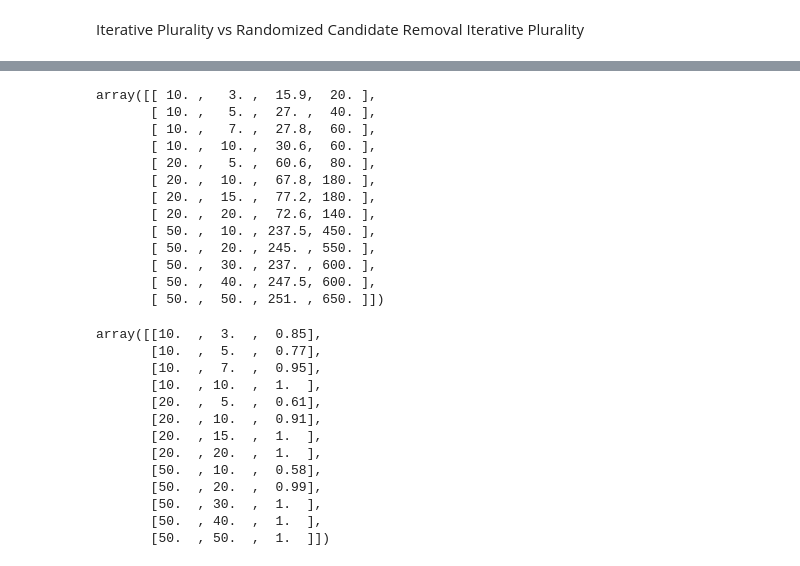
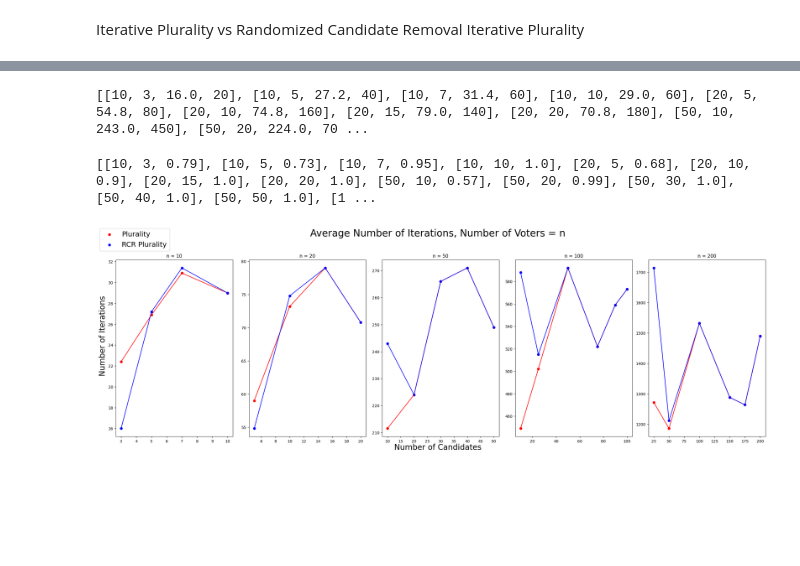
Before and after one commit to SoroushTAMU/ECEN756FinalProject, a Jupyter notebook: src/simulation.ipynb, the cells around one changed output, grey strips where cells are left out. Drawn from its saved outputs; the diff is of its cells as text; code cells hidden in the pictures; blank space fills up the shorter version.

Commit message:
Plotting capabilities added

```diff
--- a/src/simulation.ipynb
+++ b/src/simulation.ipynb
@@ -6,12 +7,14 @@ import numpy as np
 # %% [markdown]
 Iterative Plurality vs Randomized Candidate Removal Iterative Plurality
 # %%
-num_voters = [10, 20, 50]
+num_voters = [10, 20, 50, 100, 200, 500, 1000]
 num_candidates = {10:[3,5,7,10],
                   20:[5,10,15,20],
                   50:[10,20,30,40,50],
                   100:[10,25,50,75,90,100],
-                  200:[25,50,100,150,175,200]}
+                  200:[25,50,100,150,175,200],
+                  500:[100,200,300,400,500],
+                  1000:[125,250,500,750,1000]}
 
 num_simulations = 100
 
@@ -106,33 +98,45 @@ array([[ 10. ,   3. ,  23.2,  60. ],
 print(RCR_results)
 RCR_results = np.asarray(RCR_results)
 # %% [output]
-array([[ 10. ,   3. ,  15.9,  20. ],
-       [ 10. ,   5. ,  27. ,  40. ],
-       [ 10. ,   7. ,  27.8,  60. ],
-       [ 10. ,  10. ,  30.6,  60. ],
-       [ 20. ,   5. ,  60.6,  80. ],
-       [ 20. ,  10. ,  67.8, 180. ],
-       [ 20. ,  15. ,  77.2, 180. ],
-       [ 20. ,  20. ,  72.6, 140. ],
-       [ 50. ,  10. , 237.5, 450. ],
-       [ 50. ,  20. , 245. , 550. ],
-       [ 50. ,  30. , 237. , 600. ],
-       [ 50. ,  40. , 247.5, 600. ],
-       [ 50. ,  50. , 251. , 650. ]])
+[[10, 3, 16.0, 20], [10, 5, 27.2, 40], [10, 7, 31.4, 60], [10, 10, 29.0, 60], [20, 5, 54.8, 80], [20, 10, 74.8, 160], [20, 15, 79.0, 140], [20, 20, 70.8, 180], [50, 10, 243.0, 450], [50, 20, 224.0, 70 ...
 # %%
 print(same_result)
 same_result = np.asarray(same_result)
 # %% [output]
-array([[10.  ,  3.  ,  0.85],
-       [10.  ,  5.  ,  0.77],
-       [10.  ,  7.  ,  0.95],
-       [10.  , 10.  ,  1.  ],
-       [20.  ,  5.  ,  0.61],
-       [20.  , 10.  ,  0.91],
-       [20.  , 15.  ,  1.  ],
-       [20.  , 20.  ,  1.  ],
-       [50.  , 10.  ,  0.58],
-       [50.  , 20.  ,  0.99],
-       [50.  , 30.  ,  1.  ],
-       [50.  , 40.  ,  1.  ],
-       [50.  , 50.  ,  1.  ]])
+[[10, 3, 0.79], [10, 5, 0.73], [10, 7, 0.95], [10, 10, 1.0], [20, 5, 0.68], [20, 10, 0.9], [20, 15, 1.0], [20, 20, 1.0], [50, 10, 0.57], [50, 20, 0.99], [50, 30, 1.0], [50, 40, 1.0], [50, 50, 1.0], [1 ...
+# %%
+n_voters = num_voters.copy()
+n_voters.remove(500)
+n_voters.remove(1000)
+
+figsize = (24,8)
+figures_folder = "figures"
+# %%
+f, axs = plt.subplots(1, len(n_voters), figsize=figsize)
+f.tight_layout()
+f.suptitle("Average Number of Iterations, Number of Voters = n", fontsize=25)
+f.subplots_adjust(top=.84)
+
+f.text(0.5, 0, 'Number of Candidates', ha='center', va='center', fontsize=20)
+f.text(0, 0.5, 'Number of Iterations', ha='center', va='center', rotation='vertical', fontsize=20)
+
+
+for index,n in enumerate(n_voters):
+    p_data = plurality_results[plurality_results[:,0] == n, 2]
+    rcr_data = RCR_results[RCR_results[:,0] == n, 2]
+
+    axs[index].title.set_text(f"n = {n}")
+
+
+    axs[index].scatter(num_candidates[n], p_data, color='r', label="Plurality")
+    axs[index].plot(num_candidates[n], p_data, color='r')
+
+    axs[index].scatter(num_candidates[n], rcr_data, color='b', label="RCR Plurality")
+    axs[index].plot(num_candidates[n], rcr_data, color='b')
+
+handles, labels = axs[-1].get_legend_handles_labels()
+f.legend(handles, labels, loc='upper left', fontsize=18)
+
+f.savefig(os.path.join(figures_folder, "AverageIterations.png"), bbox_inches="tight", pad_inches=0.25)
+# %% [output]
+[figure, added]
```
Also changed, not shown: parts of 5 cells of this notebook, 1 other file.
